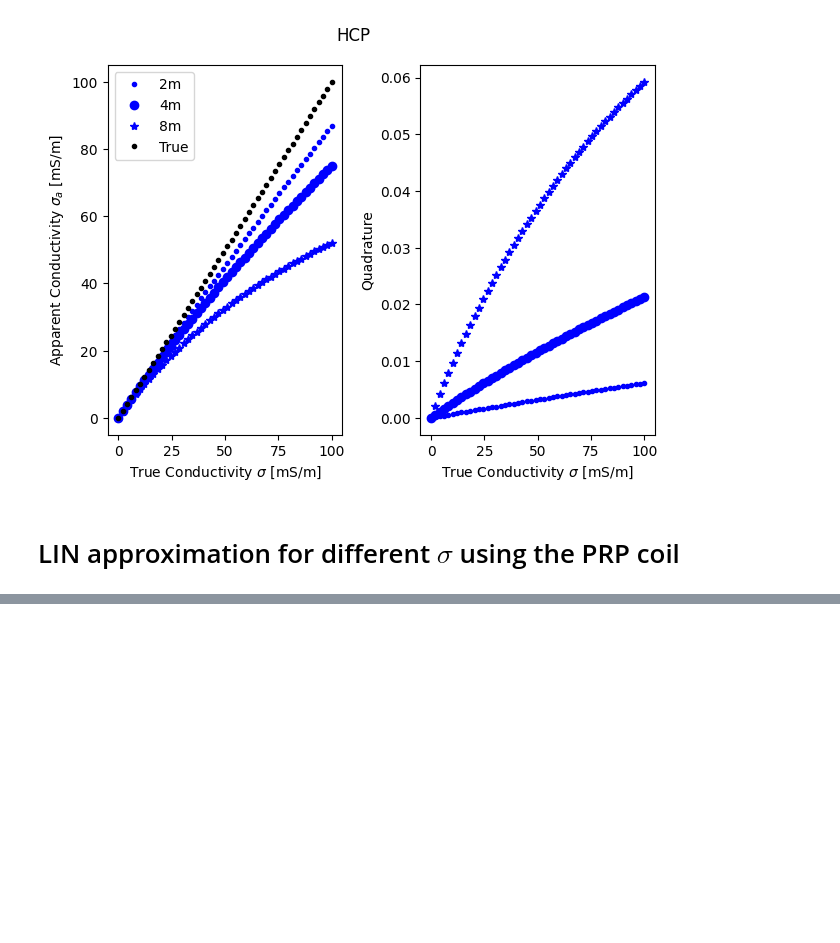
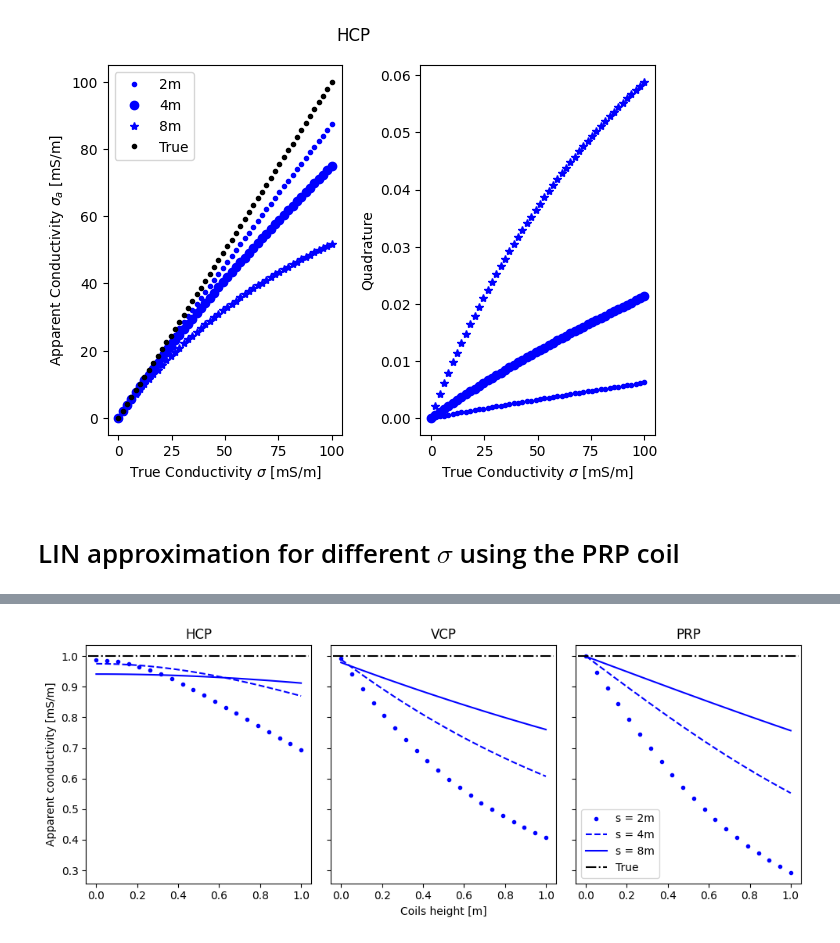
Before and after one commit to mariacarrizo/ExactEMI1D, a Jupyter notebook: LIN_App_Limitations.ipynb, the cells around one changed output, grey strips where cells are left out. Drawn from its saved outputs; the diff is of its cells as text; code cells hidden in the pictures; blank space fills up the shorter version.

```diff
--- a/LIN_App_Limitations.ipynb
+++ b/LIN_App_Limitations.ipynb
@@ -350,0 +502,32 @@ fig.tight_layout()
+# %%
+fig, (ax1, ax2, ax3) = plt.subplots(1,3, sharey=True, figsize=(10,4))
+
+ax1.plot(-air_height_arr, sigma_app_HCP[:,0]*1000, '.b', label = 'Offset 2m')
+ax1.plot(-air_height_arr, sigma_app_HCP[:,1]*1000, '--b', label = 'Offset 4m')
+ax1.plot(-air_height_arr, sigma_app_HCP[:,2]*1000, 'b', label = 'Offset 8m')
+ax1.axhline(y=sigma_halfspace*1000, xmin=0.01, xmax=0.99, c='k', ls='-.', label='True')
+#ax1.plot(sigma_halfspace, sigma_arr*1000, 'k', label='True')
+ax1.set_ylabel('Apparent conductivity [mS/m]')
+ax1.set_title('HCP')
+
+ax2.plot(-air_height_arr, sigma_app_VCP[:,0]*1000, '.b', label = 'Offset 2m')
+ax2.plot(-air_height_arr, sigma_app_VCP[:,1]*1000, '--b', label = 'Offset 4m')
+ax2.plot(-air_height_arr, sigma_app_VCP[:,2]*1000, 'b', label = 'Offset 8m')
+ax2.axhline(y=sigma_halfspace*1000,xmin=0.01, xmax=0.99, c='k', ls='-.', label='True')
+#ax2.plot(sigma_arr*1000, sigma_arr*1000, 'k', label='True')
+ax2.set_title('VCP')
+ax2.set_xlabel('Coils height [m]')
+
+ax3.plot(-air_height_arr, sigma_app_PRP[:,0]*1000, '.b', label = 's = 2m')
+ax3.plot(-air_height_arr, sigma_app_PRP[:,1]*1000, '--b', label = 's = 4m')
+ax3.plot(-air_height_arr, sigma_app_PRP[:,2]*1000, 'b', label = 's = 8m')
+ax3.axhline(y=sigma_halfspace*1000, xmin=0.01, xmax=0.99, c='k', ls='-.', label='True')
+#ax3.plot(sigma_arr*1000, sigma_arr*1000, 'k', label='True')
+ax3.set_title('PRP')
+ax3.legend()
+#ax3.legend(bbox_to_anchor=(1.05, 1.0), loc='upper left')
+
+plt.tight_layout()
+plt.savefig('LIN_Approx_height')
+# %% [output]
+[figure, added]
```
Also changed, not shown: parts of 14 cells of this notebook.
